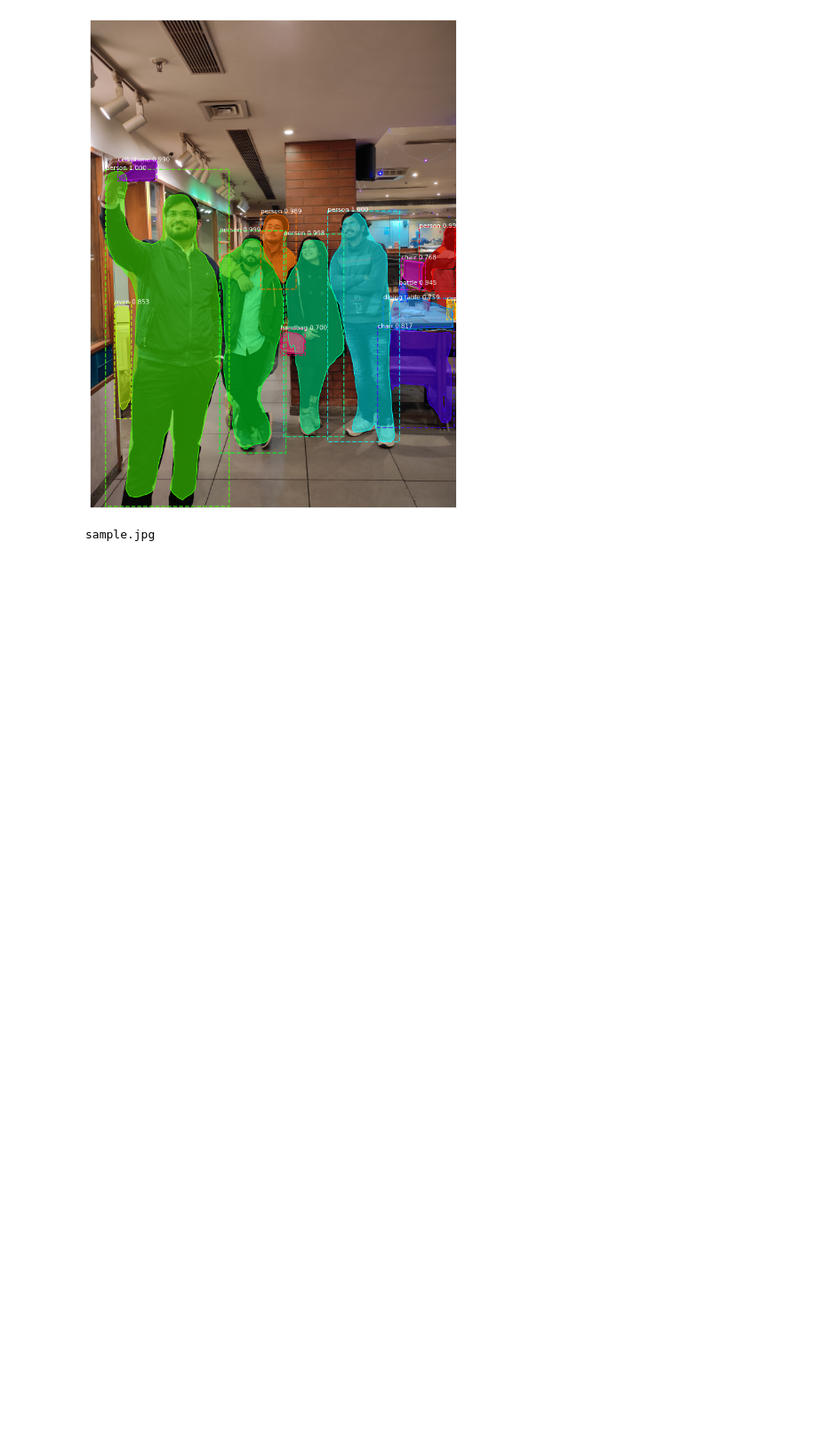
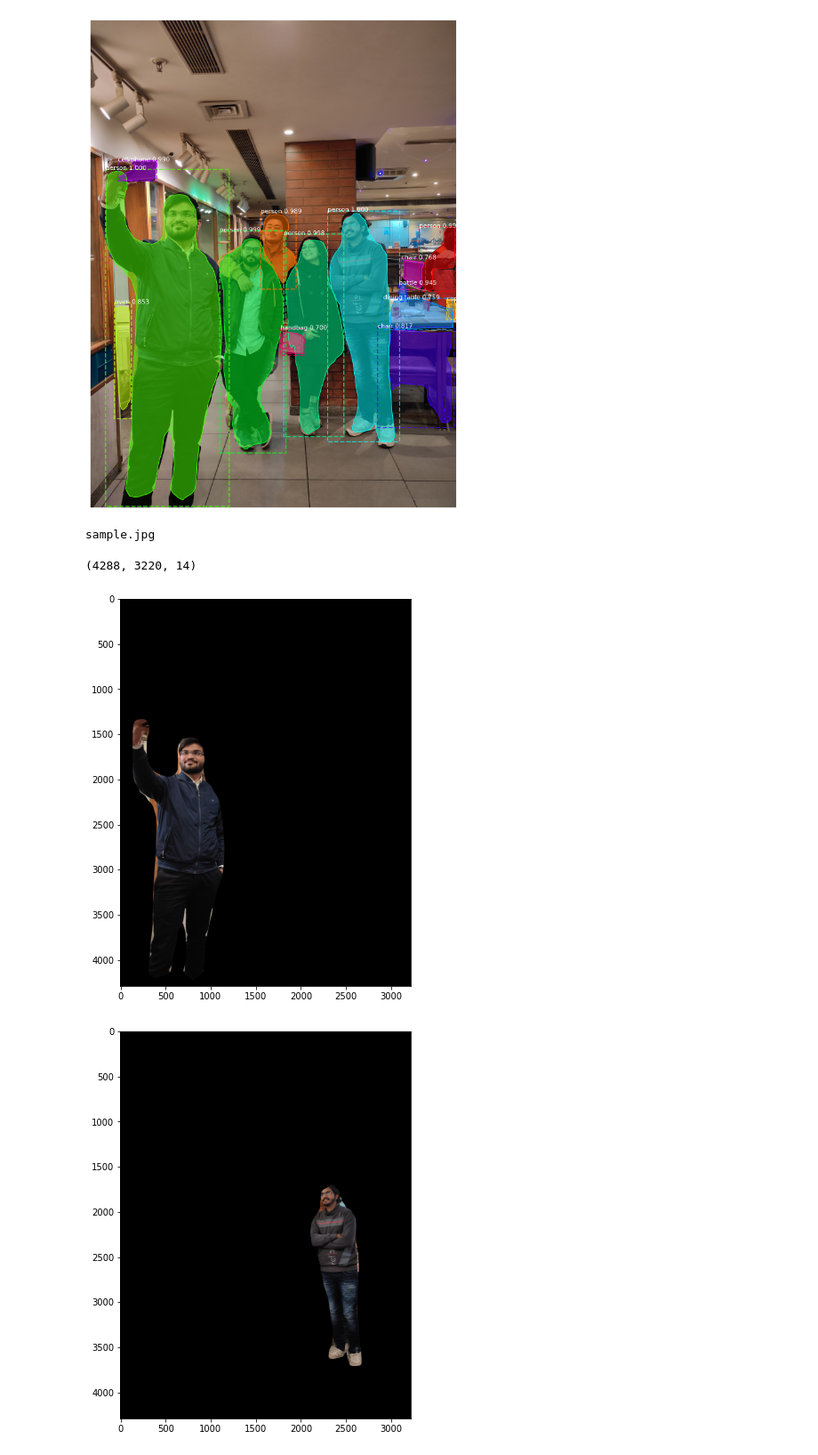
Before and after one commit to abhi9rocks/DeepStuff, a Jupyter notebook: RCNN3.ipynb, the cells around one changed output. Shown at 89% size. Saved outputs shown, nothing was run; the diff lists cells and outputs as text; code cells hidden in the pictures; blank space fills up the shorter version.

```diff
--- a/RCNN3.ipynb
+++ b/RCNN3.ipynb
@@ -481,3 +481,19 @@ anchors                  shape: (1, 261888, 4)        min:   -0.35390  max:    1
 ls
 # %% [output]
 sample.jpg
+# %%
+mask = r['masks']
+mask = mask.astype(int)
+mask.shape
+# %% [output]
+(4288, 3220, 14)
+# %%
+for i in range(mask.shape[2]):
+    temp = skimage.io.imread('sample.jpg')
+    for j in range(temp.shape[2]):
+        temp[:,:,j] = temp[:,:,j] * mask[:,:,i]
+    plt.figure(figsize=(8,8))
+    plt.imshow(temp)
+# %% [output]
+[figure, added]
+[figure, added]
```
Also changed, not shown: parts of 1 cell of this notebook.
